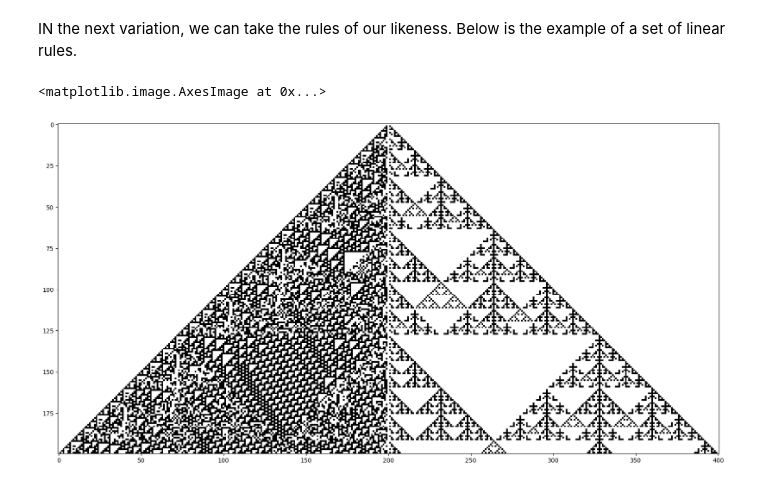
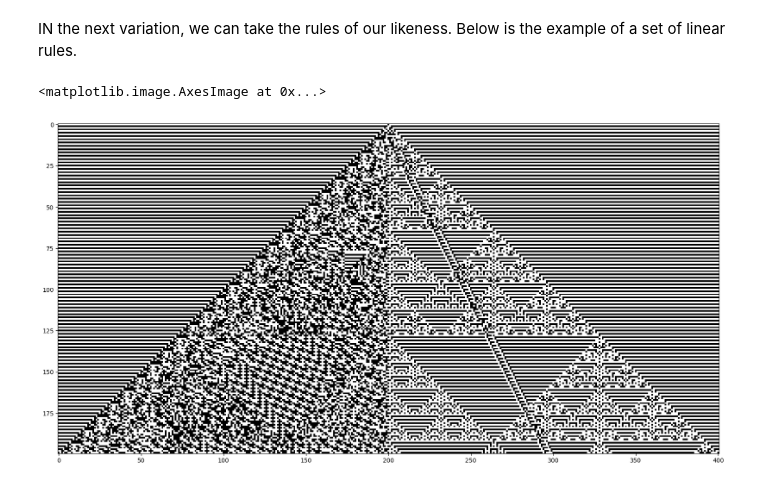
Before and after one commit to DhawalV1/CellularAutomata, a Jupyter notebook: Visualisation.ipynb, the cells around one changed output. Drawn from its saved outputs; the diff is of its cells as text; code cells hidden in the pictures.

```diff
--- a/Visualisation.ipynb
+++ b/Visualisation.ipynb
@@ -216,32 +216,32 @@ def StateTGen(rule_1,time,initial_st):
 
     current = initial_st      # expand as much as you like
 
     while time>0:
         history.append(np.array([int(i) for i in current]))
         exec = current[-1] + current + current[0]
         new = ''
         for i in range(len(current)):
             new += automata_rule_1[exec[i:i+3]]
         current = new
         time -= 1
 
     return history
 
 leng = 200
 time = 200
 
 initial_state = leng*'0'+'1'+ leng*'0'
 
 Rules_Bin1 = [0,60,90,150,170,102,204,240]    # set of linear rule
-Rules_Bin = [150,90,184,110]
+Rules_Bin = [150,90,184,110,25]
 mother_mat = []
 for i in Rules_Bin:
     mother_mat.append(StateTGen(i,time,initial_state))
 
 XORed = reduce(np.bitwise_xor, mother_mat)
 
 plt.figure(figsize=(20,10))
 plt.imshow(XORed, cmap="binary", interpolation="nearest")
 # %% [output]
 <matplotlib.image.AxesImage at 0x...>
-[figure, old version]
+[figure, new version]
```
